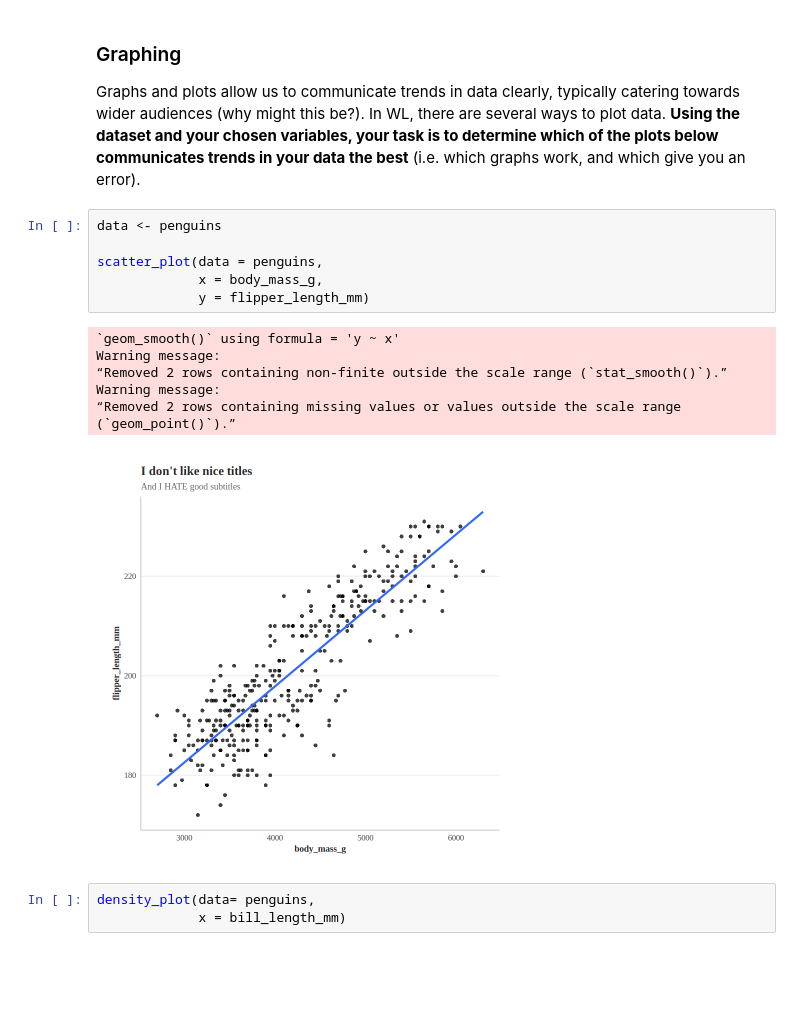
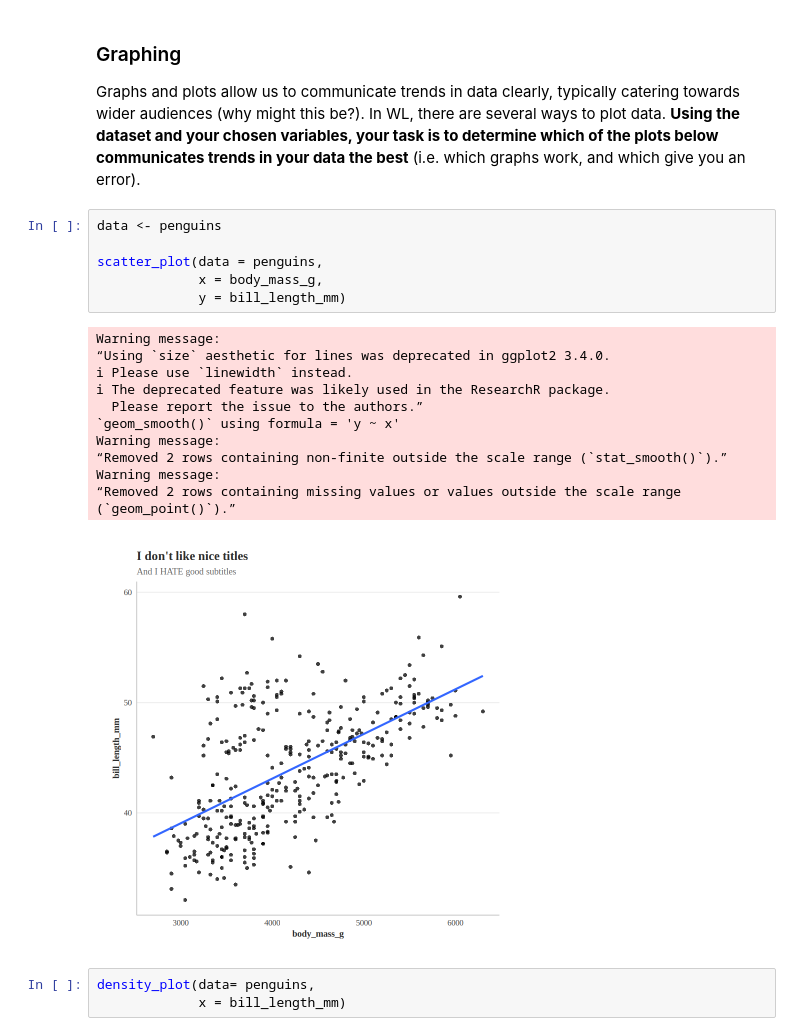
Before and after one commit to kaelyn2027-netizen/Unit0, a Jupyter notebook: ApResearchCT_BIO.ipynb, the cells around one changed output. Cells and saved outputs as stored; diff of their text form; blank space fills up the shorter version.

```diff
--- a/ApResearchCT_BIO.ipynb
+++ b/ApResearchCT_BIO.ipynb
@@ -149,17 +149,22 @@ Graphs and plots allow us to communicate trends in data clearly, typically cater
 # %%
 data <- penguins
 
 scatter_plot(data = penguins,
              x = body_mass_g,
-             y = flipper_length_mm)
+             y = bill_length_mm)
 # %% [output]
+Warning message:
+“Using `size` aesthetic for lines was deprecated in ggplot2 3.4.0.
+ℹ Please use `linewidth` instead.
+ℹ The deprecated feature was likely used in the ResearchR package.
+  Please report the issue to the authors.”
 `geom_smooth()` using formula = 'y ~ x'
 Warning message:
 “Removed 2 rows containing non-finite outside the scale range (`stat_smooth()`).”
 Warning message:
 “Removed 2 rows containing missing values or values outside the scale range
 (`geom_point()`).”
-[figure, old version]
+[figure, new version]
 # %%
 density_plot(data= penguins,
              x = bill_length_mm)
```
Also changed, not shown: parts of 5 cells of this notebook.
